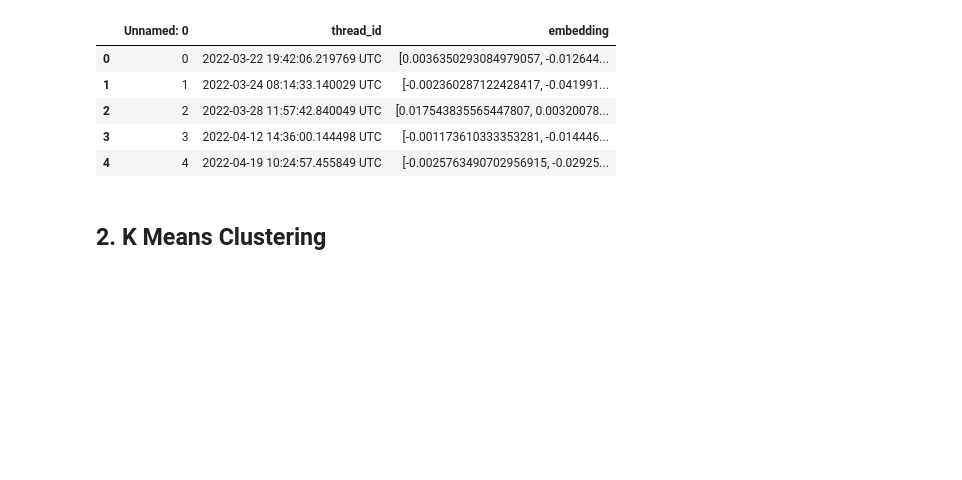
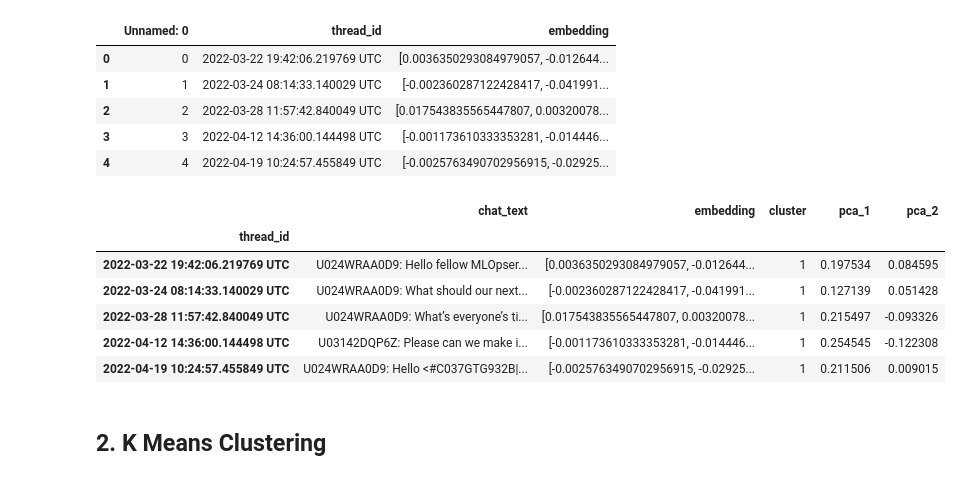
Before and after one commit to leehanchung/sf-llm-stack-hackathon, a Jupyter notebook: notebooks/2.0.0-han-analytics.ipynb, the cells around one changed output. Saved outputs shown, nothing was run; the diff lists cells and outputs as text; code cells hidden in the pictures; blank space fills up the shorter version.

```diff
--- a/notebooks/2.0.0-han-analytics.ipynb
+++ b/notebooks/2.0.0-han-analytics.ipynb
@@ -63,6 +63,16 @@ df = df[['thread_id', 'chat_text', 'embedding']]
 df = df.set_index('thread_id')
 df = df[df['embedding'].notna()]
 df['embedding'] = df['embedding'].apply(ast.literal_eval)
+# %%
+df.head()
+# %% [output]
+|  | chat_text | embedding | cluster | pca_1 | pca_2 |
+| thread_id |  |  |  |  |  |
+| 2022-03-22 19:42:06.219769 UTC | U024WRAA0D9: Hello fellow MLOpser... | [0.0036350293084979057, -0.012644... | 1 | 0.197534 | 0.084595 |
+| 2022-03-24 08:14:33.140029 UTC | U024WRAA0D9: What should our next... | [-0.002360287122428417, -0.041991... | 1 | 0.127139 | 0.051428 |
+| 2022-03-28 11:57:42.840049 UTC | U024WRAA0D9: What’s everyone’s ti... | [0.017543835565447807, 0.00320078... | 1 | 0.215497 | -0.093326 |
+| 2022-04-12 14:36:00.144498 UTC | U03142DQP6Z: Please can we make i... | [-0.001173610333353281, -0.014446... | 1 | 0.254545 | -0.122308 |
+| 2022-04-19 10:24:57.455849 UTC | U024WRAA0D9: Hello <#C037GTG932B|... | [-0.0025763490702956915, -0.02925... | 1 | 0.211506 | 0.009015 |
 # %% [markdown]
 ## 2. K Means Clustering
 # %%
```
Also changed, not shown: parts of 4 cells of this notebook, 3 other files.
